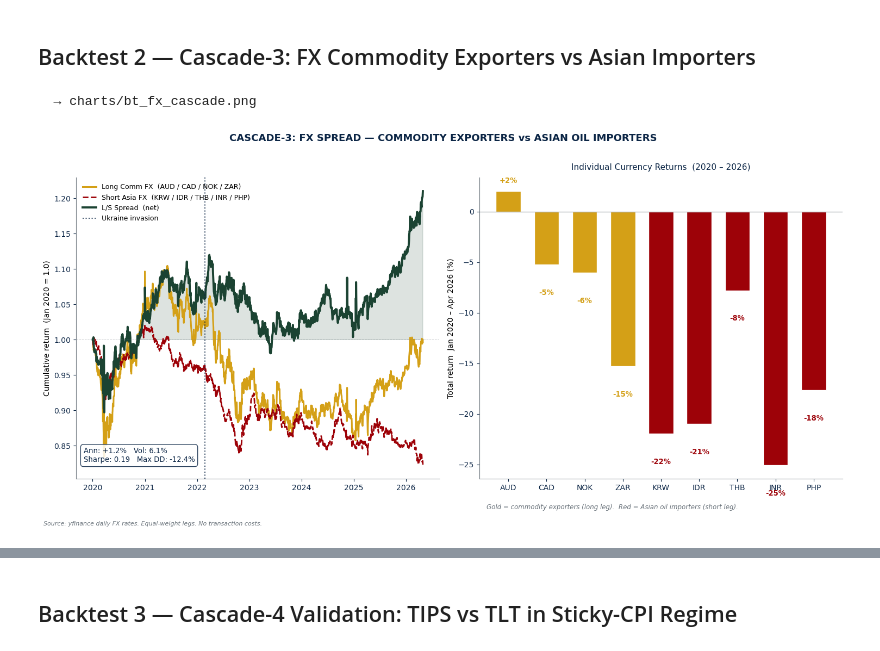
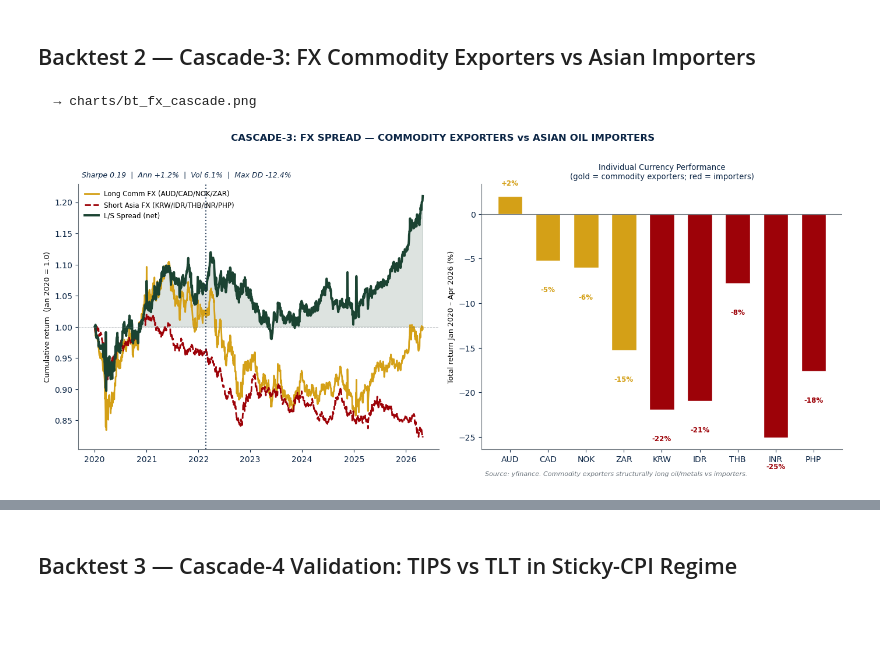
Before and after one commit to pahansenevirathne128-gif/citi-bank, a Jupyter notebook: citi new.ipynb, the cells around one changed output, grey strips where cells are left out. Saved outputs shown, nothing was run; the diff lists cells and outputs as text; code cells hidden in the pictures; blank space fills up the shorter version.

```diff
--- a/citi new.ipynb
+++ b/citi new.ipynb
@@ -1704,16 +1666,18 @@ Regime-gated: Ann=+3.4%  Sharpe=0.23  MaxDD=-50.4%  Active=45%
 # %% [markdown]
 ## Backtest 2 — Cascade-3: FX Commodity Exporters vs Asian Importers
 # %%
-# Long: AUD, CAD, NOK, ZAR  |  Short: KRW, IDR, THB, INR, PHP
+# Long: AUD, CAD, NOK, ZAR (commodity-exporter FX)
+# Short: KRW, IDR, THB, INR, PHP (Asian oil-importer FX)
+# Validates PC2 trade from the eigenvalue chart.
 
 COMM_FX = [t for t in ["AUDUSD=X","CADUSD=X","NOKUSD=X","ZARUSD=X"] if t in prices.columns]
 ASIA_FX = [t for t in ["KRWUSD=X","IDRUSD=X","THBUSD=X","INRUSD=X","PHPUSD=X"] if t in prices.columns]
 FX_LBL  = {"AUDUSD=X":"AUD","CADUSD=X":"CAD","NOKUSD=X":"NOK","ZARUSD=X":"ZAR",
            "KRWUSD=X":"KRW","IDRUSD=X":"IDR","THBUSD=X":"THB","INRUSD=X":"INR","PHPUSD=X":"PHP"}
 
-p_fx  = prices[COMM_FX + ASIA_FX].dropna()
-p_fx  = p_fx[p_fx.index >= "2020-01-02"]
-r_fx  = p_fx.pct_change().dropna()
+p_fx = prices[COMM_FX + ASIA_FX].dropna()
+p_fx = p_fx[p_fx.index >= "2020-01-02"]
+r_fx = p_fx.pct_change().dropna()
 
 comm_r = r_fx[COMM_FX].mean(axis=1)
 asia_r  = r_fx[ASIA_FX].mean(axis=1)
@@ -1728,65 +1692,57 @@ fx_ret = fx_spr.mean() * ann * 100
 fx_vol = fx_spr.std()  * (ann**0.5) * 100
 fx_sh  = fx_ret / fx_vol if fx_vol > 0 else 0
 fx_dd  = (spr_cum / spr_cum.cummax() - 1).min() * 100
 
+# Individual total returns 2020 to now
 ind_rets = {}
 for t in COMM_FX + ASIA_FX:
     s = prices[t].dropna()
     s = s[s.index >= "2020-01-02"]
     ind_rets[FX_LBL[t]] = (s.iloc[-1] / s.iloc[0] - 1) * 100
 
-fig, (ax1, ax2) = plt.subplots(1, 2, figsize=(15, 7))
+fig, (ax1, ax2) = plt.subplots(1, 2, figsize=(14, 6))
 fig.patch.set_facecolor("white")
 fig.suptitle("CASCADE-3: FX SPREAD — COMMODITY EXPORTERS vs ASIAN OIL IMPORTERS",
-             fontsize=13, fontweight="bold", color=NAVY, y=1.01)
+             fontsize=12, fontweight="bold", color=NAVY, y=1.01)
 
 # Left: cumulative
-ax1.plot(comm_cum.index, comm_cum.values,  color=GOLD,   lw=2.2,
-         label="Long Comm FX  (AUD / CAD / NOK / ZAR)")
-ax1.plot(asia_cum.index,  asia_cum.values, color=CRIMSON, lw=2.0, ls="--",
-         label="Short Asia FX  (KRW / IDR / THB / INR / PHP)")
-ax1.plot(spr_cum.index,  spr_cum.values,   color=FOREST, lw=2.8,
-         label="L/S Spread  (net)")
+ax1.plot(comm_cum.index, comm_cum.values, color=GOLD,   lw=2.0, label="Long Comm FX (AUD/CAD/NOK/ZAR)")
+ax1.plot(asia_cum.index,  asia_cum.values, color=CRIMSON, lw=2.0, ls="--", label="Short Asia FX (KRW/IDR/THB/INR/PHP)")
+ax1.plot(spr_cum.index,  spr_cum.values,  color=FOREST, lw=2.8, label="L/S Spread (net)")
 ax1.fill_between(spr_cum.index, 1, spr_cum.values,
                  where=spr_cum.values >= 1, alpha=0.15, color=FOREST)
-ax1.axvline(pd.Timestamp("2022-02-24", tz="UTC"), color=NAVY, lw=1.5,
-            ls=":", alpha=0.8, label="Ukraine invasion")
+ax1.axvline(pd.Timestamp("2022-02-24", tz="UTC"), color=NAVY, lw=1.5, ls=":", alpha=0.8)
 ax1.axhline(1, color=GREY, lw=0.7, ls="--", alpha=0.4)
-ax1.set_ylabel("Cumulative return  (Jan 2020 = 1.0)", fontsize=10)
-ax1.legend(fontsize=9, framealpha=0)
+ax1.text(0.01, 1.025,
+         f"Sharpe {fx_sh:.2f}  |  Ann {fx_ret:+.1f}%  |  Vol {fx_vol:.1f}%  |  Max DD {fx_dd:.1f}%",
+         transform=ax1.transAxes, fontsize=9, color=NAVY, style="italic")
+ax1.set_ylabel("Cumulative return  (Jan 2020 = 1.0)", fontsize=9)
+ax1.legend(fontsize=8.5, framealpha=0)
 frame(ax1)
-ax1.text(0.02, 0.05,
-         f"Ann: {fx_ret:+.1f}%   Vol: {fx_vol:.1f}%\nSharpe: {fx_sh:.2f}   Max DD: {fx_dd:.1f}%",
-         transform=ax1.transAxes, fontsize=9.5, color=NAVY, va="bottom",
-         bbox=dict(boxstyle="round,pad=0.4", facecolor="white",
-                   edgecolor=NAVY, alpha=0.85))
 
-# Right: individual bar
+# Right: individual bar chart
 lbars = list(ind_rets.keys())
 vbars = list(ind_rets.values())
 cbars = [GOLD if l in ["AUD","CAD","NOK","ZAR"] else CRIMSON for l in lbars]
-bars  = ax2.bar(lbars, vbars, color=cbars, edgecolor="white", width=0.65)
+ax2.bar(lbars, vbars, color=cbars, edgecolor="white", width=0.65)
 ax2.axhline(0, color=GREY, lw=0.8)
-for bar, lb, v in zip(bars, lbars, vbars):
-    yoff = 0.8 if v >= 0 else -3.0
-    ax2.text(bar.get_x() + bar.get_width()/2, v + yoff,
-             f"{v:+.0f}%", ha="center", fontsize=9.5, fontweight="bold",
-             color=GOLD if lb in ["AUD","CAD","NOK","ZAR"] else CRIMSON)
-ax2.set_ylabel("Total return  Jan 2020 – Apr 2026 (%)", fontsize=10)
-ax2.set_title("Individual Currency Returns  (2020 – 2026)",
-              fontsize=11, color=NAVY, pad=10)
+for i, (lb, v) in enumerate(zip(lbars, vbars)):
+    yoff = 1.2 if v >= 0 else -3.5
+    ax2.text(i, v + yoff, f"{v:+.0f}%", ha="center", fontsize=8.5,
+             fontweight="bold", color=cbars[i])
+ax2.set_ylabel("Total return Jan 2020 – Apr 2026 (%)", fontsize=9)
+ax2.set_title("Individual Currency Performance\n(gold = commodity exporters; red = importers)",
+              fontsize=9.5, color=NAVY)
 frame(ax2)
-ax2.text(0.02, -0.10,
-         "Gold = commodity exporters (long leg).  Red = Asian oil importers (short leg).",
-         transform=ax2.transAxes, fontsize=8.5, color=GREY, style="italic")
+ax2.text(0.01, -0.10, "Source: yfinance. Commodity exporters structurally long oil/metals vs importers.",
+         transform=ax2.transAxes, fontsize=8, color=GREY, style="italic")
 
-fig.text(0.01, -0.02,
-         "Source: yfinance daily FX rates. Equal-weight legs. No transaction costs.",
-         fontsize=8, color=GREY, style="italic")
 plt.tight_layout()
 savefig("bt_fx_cascade")
 plt.show()
-print(f"FX Cascade  Ann={fx_ret:+.1f}%  Vol={fx_vol:.1f}%  Sharpe={fx_sh:.2f}  MaxDD={fx_dd:.1f}%")
+print(f"FX Cascade L/S  |  Ann={fx_ret:+.1f}%  Vol={fx_vol:.1f}%  Sharpe={fx_sh:.2f}  MaxDD={fx_dd:.1f}%")
+for lb, v in ind_rets.items():
+    print(f"  {lb:4s} {v:+.1f}%")
 # %% [output]
   → charts/bt_fx_cascade.png
-[figure, old version]
+[figure, new version]
```
Also changed, not shown: parts of 13 cells of this notebook, 2 other files.
